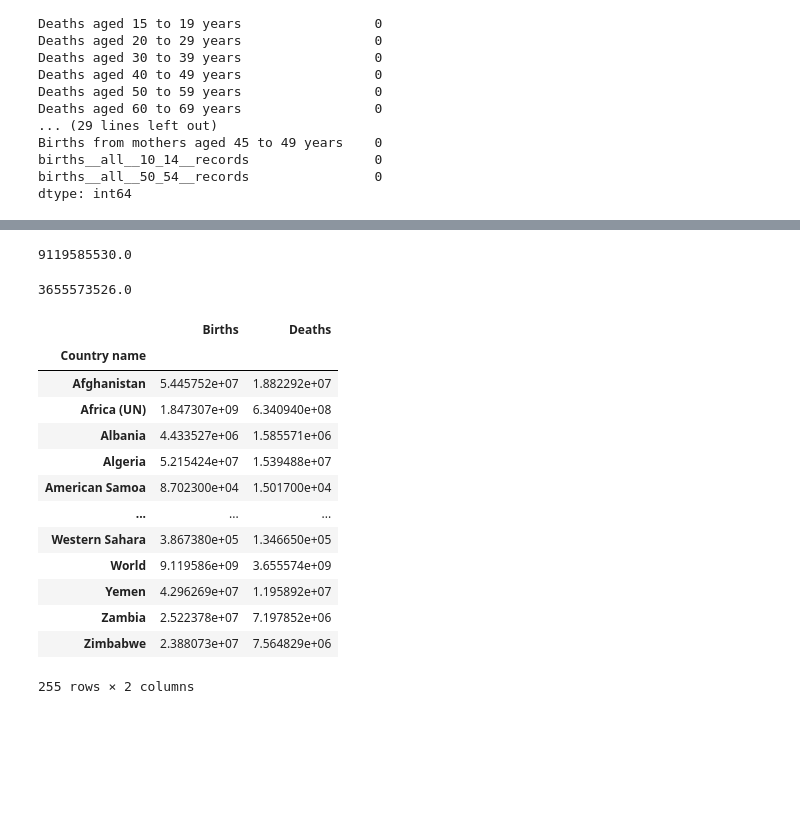
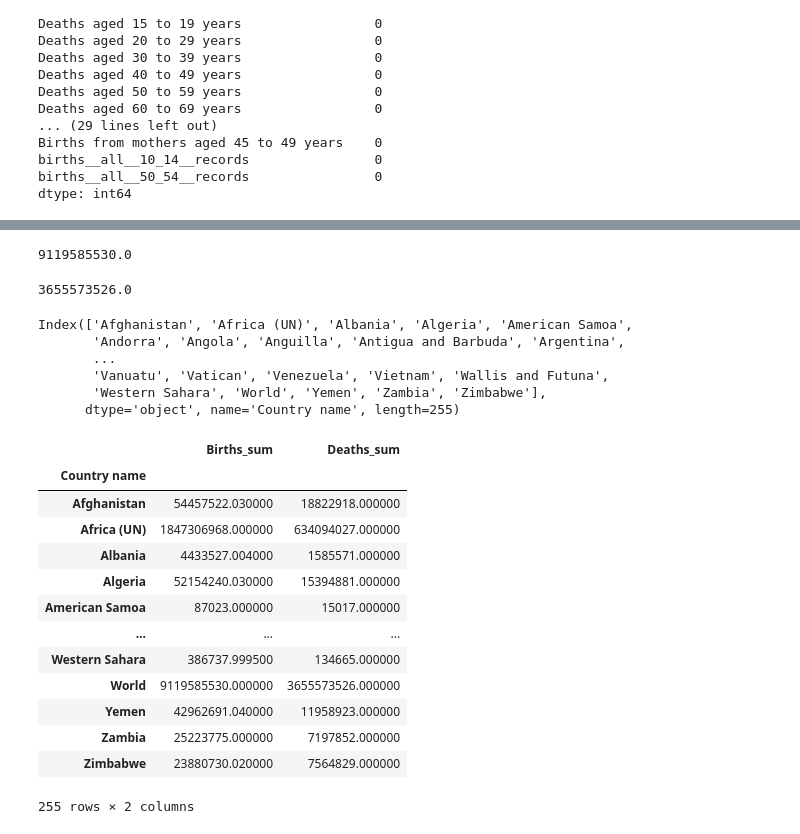
Before and after one commit to h3nng/pythonProject4, a Jupyter notebook: 1.ipynb, the cells around one changed output, grey strips where cells are left out. Saved outputs shown, nothing was run; the diff lists cells and outputs as text; code cells hidden in the pictures; blank space fills up the shorter version.

```diff
--- a/1.ipynb
+++ b/1.ipynb
@@ -4,10 +5,15 @@ import numpy as np
 # %%
 # 数据预处理
 # 导入数据并显示前6行数据来检查数据是否正确
+from matplotlib import category
+
+
 df = pd.read_csv('死亡人数.csv',encoding='gbk')
 bf = pd.read_csv('出生人数.csv',encoding='gbk')
-pd.set_option('display.max_columns',30)
+pf = pd.read_csv('population-and-demography.csv',encoding='gbk')
+pd.set_option('display.max_columns',100000)
 display(df.head(6))
 display(bf.head(6))
+display(pf.head(6))
 # %% [output]
 |  | Country name | Year | Deaths | Deaths of children under the age ... | Deaths of children under the age ... | Deaths aged 1 to 4 years | ... |
@@ -29,4 +41,7 @@ display(bf.head(6))
 # 合并数据集
 df = df.set_index(['Country name', 'Year'], drop=True)
 bf = bf.set_index(['Country name', 'Year'], drop=True)
+pf = pf.set_index(['Country name', 'Year'], drop =True)
 bd = pd.merge(df,bf,on=['Country name','Year'])
+bd = pd.merge(bd,pf,on=['Country name','Year'])
+display(bd)
@@ -79,39 +109,46 @@ display(bd.head())
 # %%
 # 数据分析
 # 总览分析
 # 计算全球总出生人数和总死亡人数
 total_birth = bd.loc[('World'), 'Births'].astype('float64').sum() # type: ignore
 display(total_birth)
 total_death = bd.loc[('World'), 'Deaths'].astype('float64').sum() # type: ignore
 display(total_death)
-
 # 计算各国的总出生人数和总死亡人数
 index = bd.index.levels[0] # type: ignore  levels在新版本pandas中被移除
+display(index)
 a = []
 b = []
 for i in index:
     values = bd.loc[i, 'Births'].astype('float64').sum() # type: ignore
     values2 = bd.loc[i, 'Deaths'].astype('float64').sum() # type: ignore
     b.append(values2)
     a.append(values)
+pd.set_option('display.float_format', lambda x: '{:f}'.format(x))  # 将 '{:f}' 替换为您所需的格式
 births_sum = pd.Series(a, index=index)
 deaths_sum = pd.Series(b, index=index)
-bd_dum = pd.DataFrame({'Births': births_sum, 'Deaths': deaths_sum})
-display(bd_dum.to_string())
+bd_sum = pd.DataFrame({'Births_sum': births_sum, 'Deaths_sum': deaths_sum})
+display(bd_sum)
 # %% [output]
 9119585530.0
 3655573526.0
+Index(['Afghanistan', 'Africa (UN)', 'Albania', 'Algeria', 'American Samoa',
+       'Andorra', 'Angola', 'Anguilla', 'Antigua and Barbuda', 'Argentina',
+       ...
+       'Vanuatu', 'Vatican', 'Venezuela', 'Vietnam', 'Wallis and Futuna',
+       'Western Sahara', 'World', 'Yemen', 'Zambia', 'Zimbabwe'],
+      dtype='object', name='Country name', length=255)
-|  | Births | Deaths |
+|  | Births_sum | Deaths_sum |
 | Country name |  |  |
-| Afghanistan | 5.445752e+07 | 1.882292e+07 |
-| Africa (UN) | 1.847307e+09 | 6.340940e+08 |
-| Albania | 4.433527e+06 | 1.585571e+06 |
-| Algeria | 5.215424e+07 | 1.539488e+07 |
-| American Samoa | 8.702300e+04 | 1.501700e+04 |
+| Afghanistan | 54457522.030000 | 18822918.000000 |
+| Africa (UN) | 1847306968.000000 | 634094027.000000 |
+| Albania | 4433527.004000 | 1585571.000000 |
+| Algeria | 52154240.030000 | 15394881.000000 |
+| American Samoa | 87023.000000 | 15017.000000 |
 | ... | ... | ... |
-| Western Sahara | 3.867380e+05 | 1.346650e+05 |
-| World | 9.119586e+09 | 3.655574e+09 |
-| Yemen | 4.296269e+07 | 1.195892e+07 |
-| Zambia | 2.522378e+07 | 7.197852e+06 |
-| Zimbabwe | 2.388073e+07 | 7.564829e+06 |
+| Western Sahara | 386737.999500 | 134665.000000 |
+| World | 9119585530.000000 | 3655573526.000000 |
+| Yemen | 42962691.040000 | 11958923.000000 |
+| Zambia | 25223775.000000 | 7197852.000000 |
+| Zimbabwe | 23880730.020000 | 7564829.000000 |
-255 rows × 2 columns
+255 rows × 2 columns
```
Also changed, not shown: parts of 6 cells of this notebook, 1 other file.
